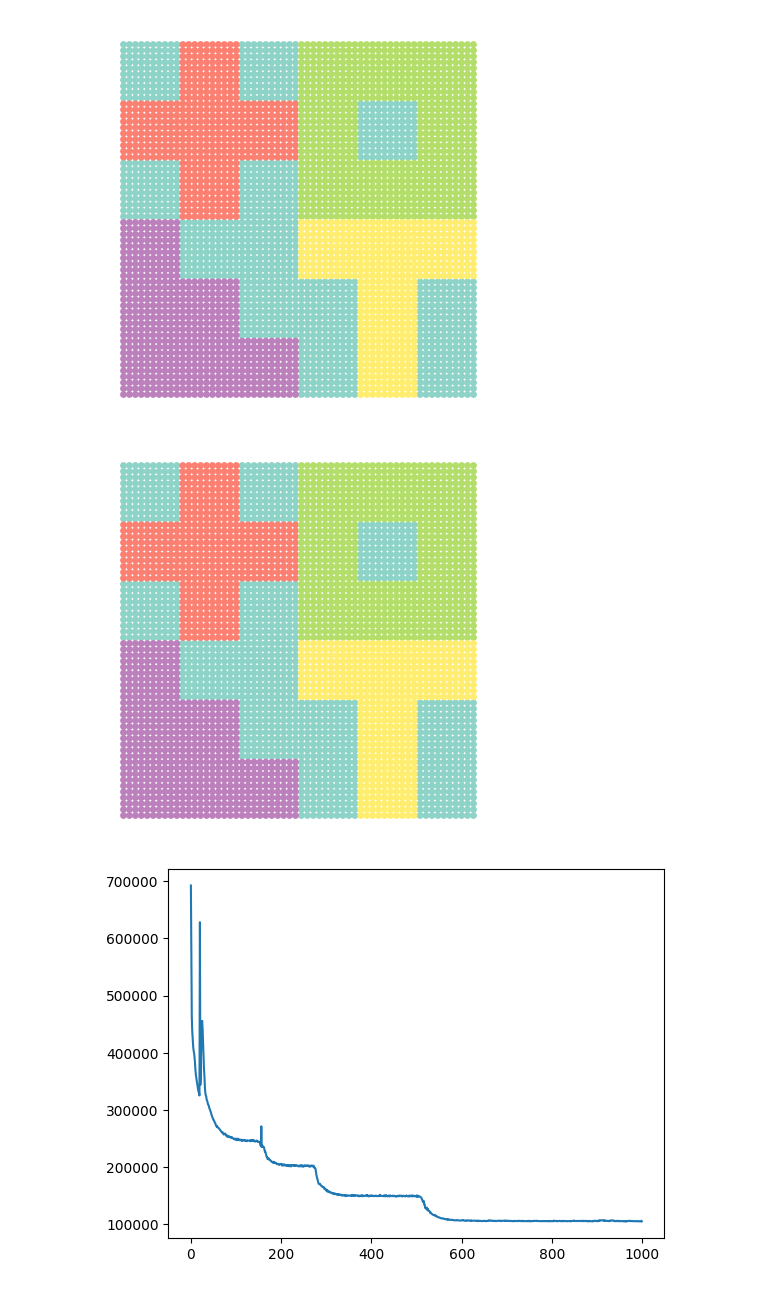
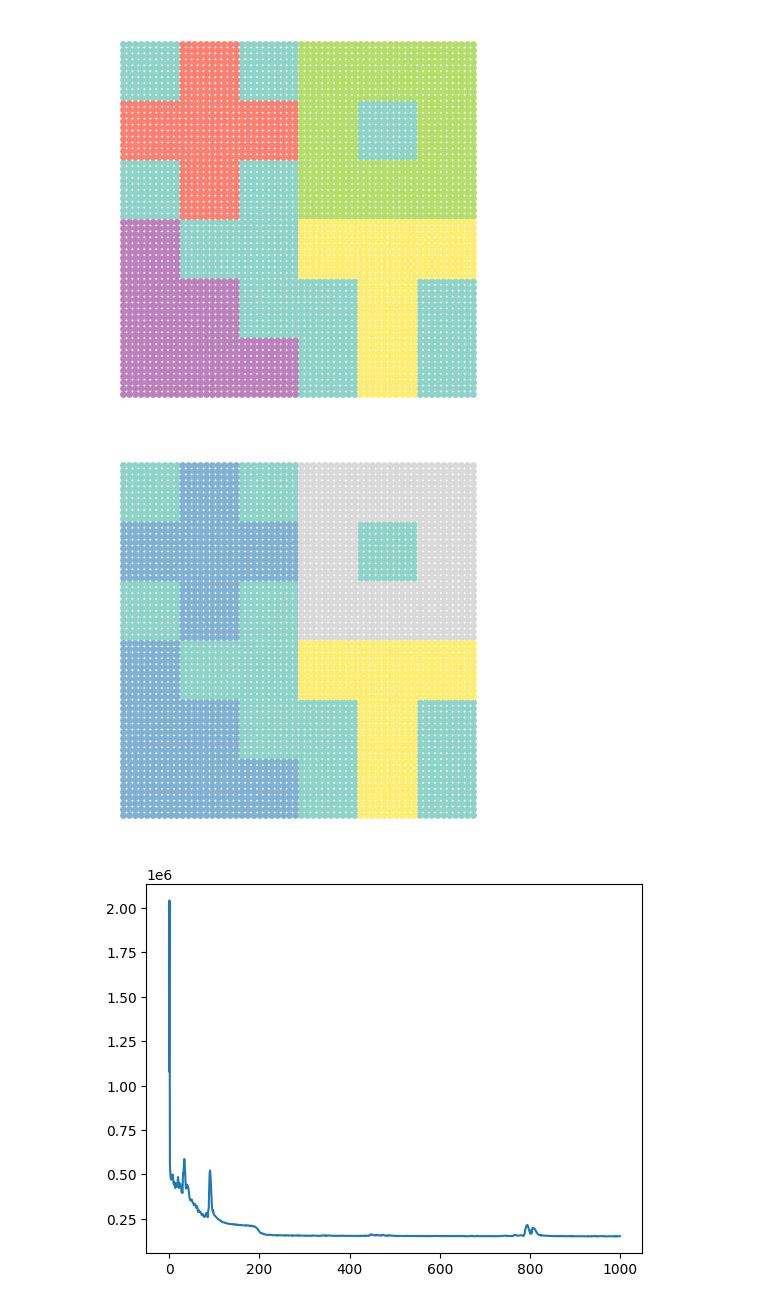
Before and after one commit to craigfouts/asterism, a Jupyter notebook: notebooks/sandbox.ipynb, the cells around one changed output. Drawn from its saved outputs; the diff is of its cells as text; code cells hidden in the pictures.

```diff
--- a/notebooks/sandbox.ipynb
+++ b/notebooks/sandbox.ipynb
@@ -119,10 +119,10 @@ show_dataset(data, labels)
 from asterism.models.ntm import RSB
 # %%
 model = RSB()
-topics = model.fit_predict(data[:, 3:])
+topics = model.fit_predict(data[:, 3:], learn_rate=1e-2)
 show_dataset(data, topics)
 plt.plot(range(len(model.log_)), model.log_)
 plt.show()
 # %% [output]
-[figure, old version]
+[figure, new version]
-[figure, old version]
+[figure, new version]
```
Also changed, not shown: parts of 3 cells of this notebook, 10 other files.
